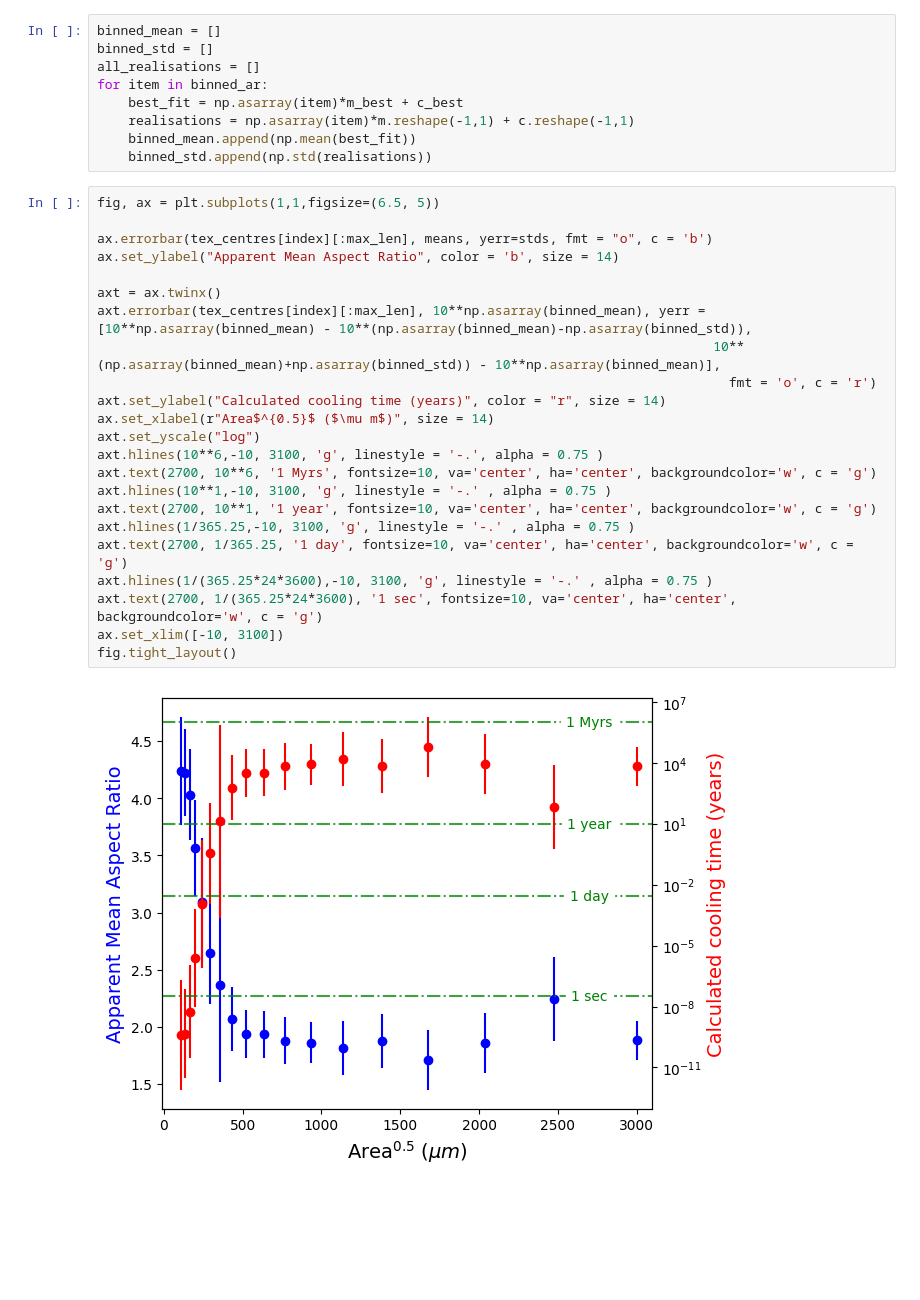
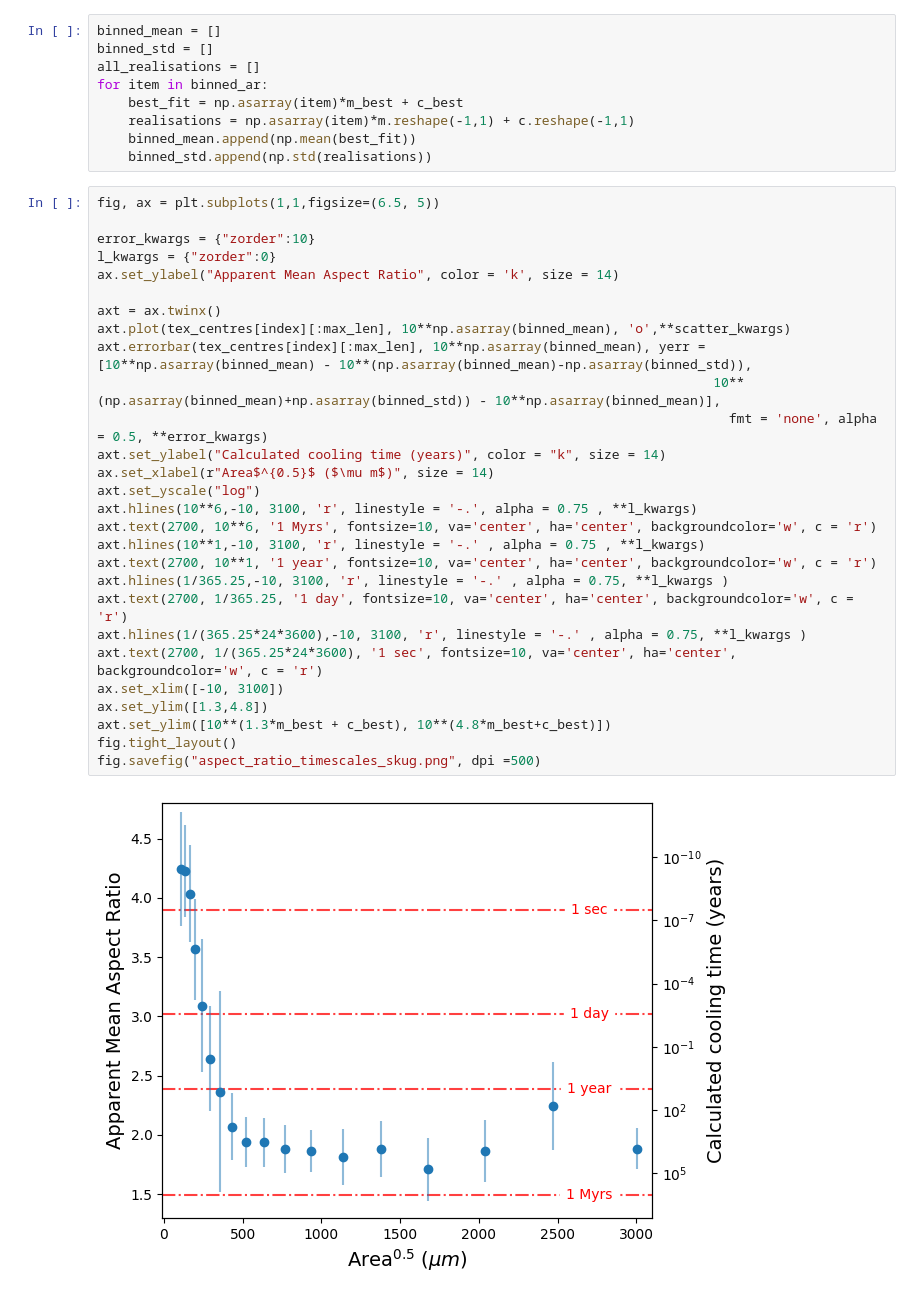
Before and after one commit to norberttoth398/PlagDetect, a Jupyter notebook: docs/examples/Skuggafjoll_analysis.ipynb, the cells around one changed output. Drawn from its saved outputs; the diff is of its cells as text; blank space fills up the shorter version.

```diff
--- a/docs/examples/Skuggafjoll_analysis.ipynb
+++ b/docs/examples/Skuggafjoll_analysis.ipynb
@@ -267,25 +267,30 @@ for item in binned_ar:
 # %%
 fig, ax = plt.subplots(1,1,figsize=(6.5, 5))
 
-ax.errorbar(tex_centres[index][:max_len], means, yerr=stds, fmt = "o", c = 'b')
-ax.set_ylabel("Apparent Mean Aspect Ratio", color = 'b', size = 14)
+error_kwargs = {"zorder":10}
+l_kwargs = {"zorder":0}
+ax.set_ylabel("Apparent Mean Aspect Ratio", color = 'k', size = 14)
 
 axt = ax.twinx()
+axt.plot(tex_centres[index][:max_len], 10**np.asarray(binned_mean), 'o',**scatter_kwargs)
 axt.errorbar(tex_centres[index][:max_len], 10**np.asarray(binned_mean), yerr =[10**np.asarray(binned_mean) - 10**(np.asarray(binned_mean)-np.asarray(binned_std)),
                                                                                10**(np.asarray(binned_mean)+np.asarray(binned_std)) - 10**np.asarray(binned_mean)],
-                                                                                 fmt = 'o', c = 'r')
-axt.set_ylabel("Calculated cooling time (years)", color = "r", size = 14)
+                                                                                 fmt = 'none', alpha = 0.5, **error_kwargs)
+axt.set_ylabel("Calculated cooling time (years)", color = "k", size = 14)
 ax.set_xlabel(r"Area$^{0.5}$ ($\mu m$)", size = 14)
 axt.set_yscale("log")
-axt.hlines(10**6,-10, 3100, 'g', linestyle = '-.', alpha = 0.75 )
-axt.text(2700, 10**6, '1 Myrs', fontsize=10, va='center', ha='center', backgroundcolor='w', c = 'g')
-axt.hlines(10**1,-10, 3100, 'g', linestyle = '-.' , alpha = 0.75 )
-axt.text(2700, 10**1, '1 year', fontsize=10, va='center', ha='center', backgroundcolor='w', c = 'g')
-axt.hlines(1/365.25,-10, 3100, 'g', linestyle = '-.' , alpha = 0.75 )
-axt.text(2700, 1/365.25, '1 day', fontsize=10, va='center', ha='center', backgroundcolor='w', c = 'g')
-axt.hlines(1/(365.25*24*3600),-10, 3100, 'g', linestyle = '-.' , alpha = 0.75 )
-axt.text(2700, 1/(365.25*24*3600), '1 sec', fontsize=10, va='center', ha='center', backgroundcolor='w', c = 'g')
+axt.hlines(10**6,-10, 3100, 'r', linestyle = '-.', alpha = 0.75 , **l_kwargs)
+axt.text(2700, 10**6, '1 Myrs', fontsize=10, va='center', ha='center', backgroundcolor='w', c = 'r')
+axt.hlines(10**1,-10, 3100, 'r', linestyle = '-.' , alpha = 0.75 , **l_kwargs)
+axt.text(2700, 10**1, '1 year', fontsize=10, va='center', ha='center', backgroundcolor='w', c = 'r')
+axt.hlines(1/365.25,-10, 3100, 'r', linestyle = '-.' , alpha = 0.75, **l_kwargs )
+axt.text(2700, 1/365.25, '1 day', fontsize=10, va='center', ha='center', backgroundcolor='w', c = 'r')
+axt.hlines(1/(365.25*24*3600),-10, 3100, 'r', linestyle = '-.' , alpha = 0.75, **l_kwargs )
+axt.text(2700, 1/(365.25*24*3600), '1 sec', fontsize=10, va='center', ha='center', backgroundcolor='w', c = 'r')
 ax.set_xlim([-10, 3100])
+ax.set_ylim([1.3,4.8])
+axt.set_ylim([10**(1.3*m_best + c_best), 10**(4.8*m_best+c_best)])
 fig.tight_layout()
+fig.savefig("aspect_ratio_timescales_skug.png", dpi =500)
 # %% [output]
-[figure, old version]
+[figure, new version]
```
Also changed, not shown: parts of 1 cell of this notebook, 2 other files.
